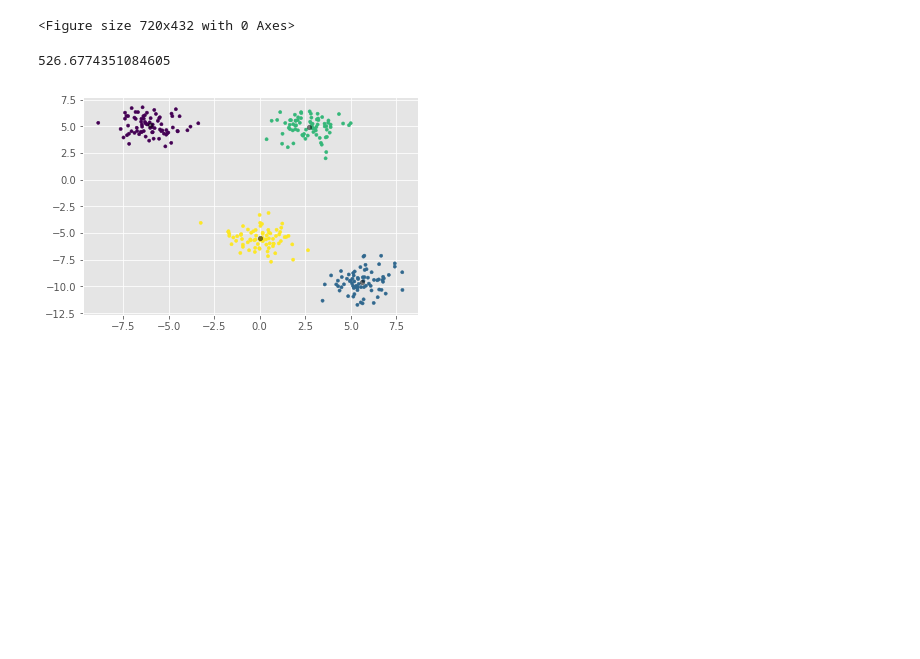
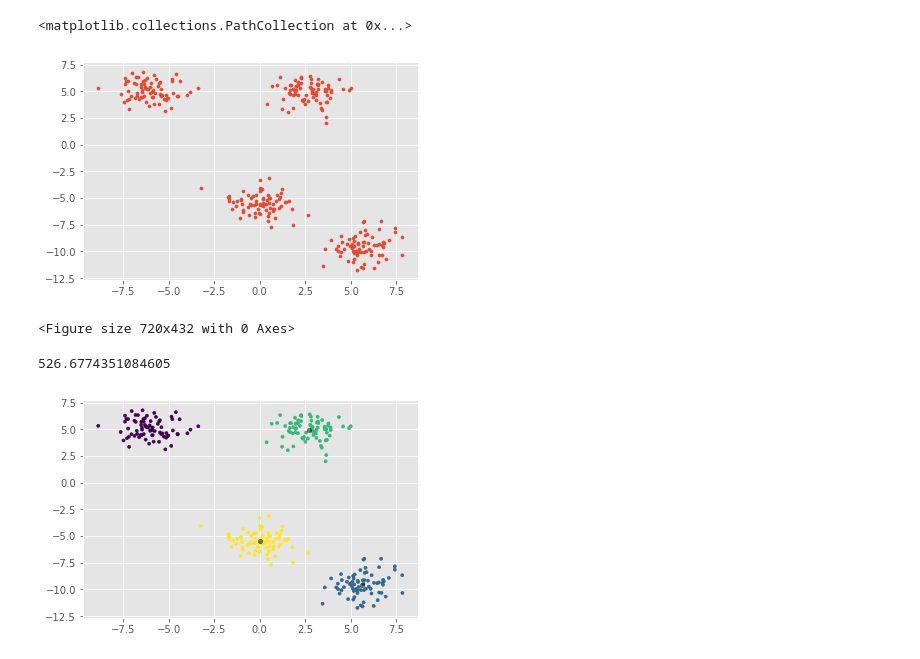
Before and after one commit to doomsheart/FaceClustering, a Jupyter notebook: doomsheart/MLforOpenCV/OpenCV-k-mean.ipynb, the cells around one changed output. Drawn from its saved outputs; the diff is of its cells as text; code cells hidden in the pictures; blank space fills up the shorter version.

```diff
--- a/doomsheart/MLforOpenCV/OpenCV-k-mean.ipynb
+++ b/doomsheart/MLforOpenCV/OpenCV-k-mean.ipynb
@@ -5,13 +5,16 @@ plt.style.use('ggplot')
 # %%
 from sklearn.datasets.samples_generator import make_blobs
 # make_blobs(n_samples=100, n_features=2, centers=3, cluster_std=1.0, center_box=(-10.0, 10.0), shuffle=True, random_state=None)
 # Returns
 # X : array of shape [n_samples, n_features]
 #     The generated samples.
 # y : array of shape [n_samples]
 #     The integer labels for cluster membership of each sample.
 X, y_true = make_blobs(n_samples=300, centers=4, cluster_std=1.0, random_state=10)
-# plt.scatter(X[:, 0], X[:, 1], s=10)
+plt.scatter(X[:, 0], X[:, 1], s=10)
+# %% [output]
+<matplotlib.collections.PathCollection at 0x...>
+[figure, added]
 # %%
 import cv2 as cv
 # criteria :
```
Also changed, not shown: parts of 8 cells of this notebook, 2 other files.
